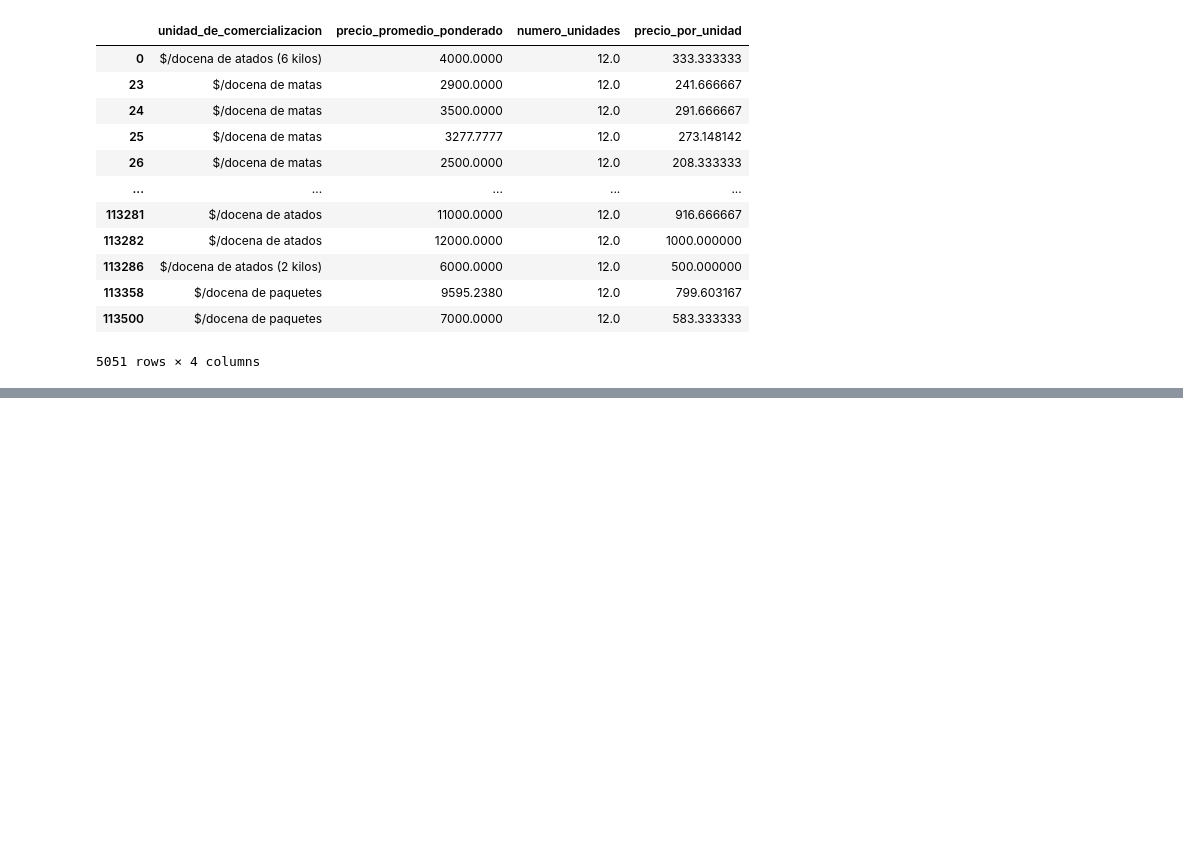
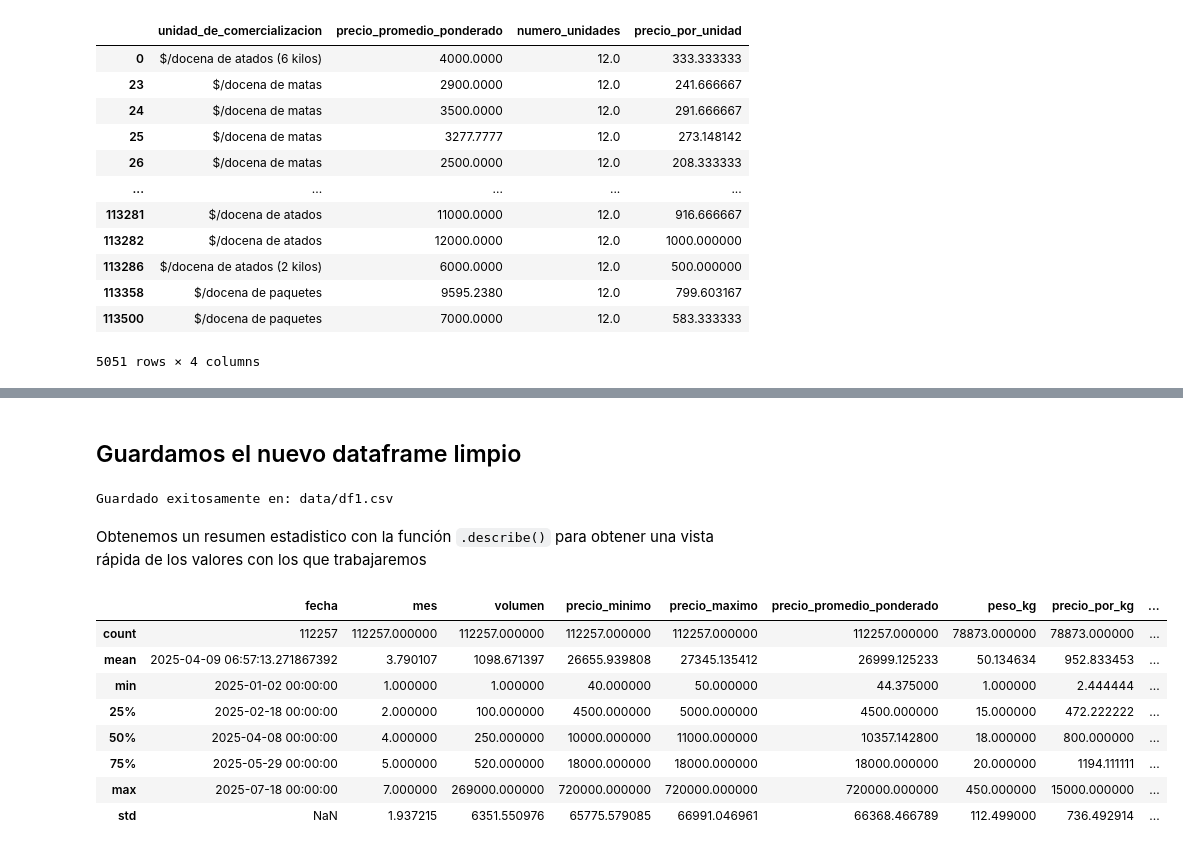
Before and after one commit to Ricardouchub/Analisis-Estrategico-de-Precios, a Jupyter notebook: Análisis Estratégico de Precios Mayoristas para el Sector Retail de Frutas y Hortalizas.ipynb, the cells around one changed output, grey strips where cells are left out. Drawn from its saved outputs; the diff is of its cells as text; code cells hidden in the pictures; blank space fills up the shorter version.

```diff
--- a/Análisis Estratégico de Precios Mayoristas para el Sector Retail de Frutas y Hortalizas.ipynb
+++ b/Análisis Estratégico de Precios Mayoristas para el Sector Retail de Frutas y Hortalizas.ipynb
@@ -467,0 +547,26 @@ Ejemplos de filas no asignadas:
+# %% [markdown]
+## Guardamos el nuevo dataframe limpio
+# %%
+# Definimos la ruta donde guardaremos el DataFrame limpio
+ruta_guardado = 'data/df1.csv'
+
+# Guarda el DataFrame limpio en la ruta especificada
+df1.to_csv(ruta_guardado, index=False)
+
+print(f"Guardado exitosamente en: {ruta_guardado}")
+# %% [output]
+Guardado exitosamente en: data/df1.csv
+# %% [markdown]
+Obtenemos un resumen estadistico con la función `.describe()` para obtener una vista rápida de los valores con los que trabajaremos
+# %%
+df1.describe()
+# %% [output]
+|  | fecha | mes | volumen | precio_minimo | precio_maximo | precio_promedio_ponderado | peso_kg | precio_por_kg | ... |
+| count | 112257 | 112257.000000 | 112257.000000 | 112257.000000 | 112257.000000 | 112257.000000 | 78873.000000 | 78873.000000 | ... |
+| mean | 2025-04-09 06:57:13.271867392 | 3.790107 | 1098.671397 | 26655.939808 | 27345.135412 | 26999.125233 | 50.134634 | 952.833453 | ... |
+| min | 2025-01-02 00:00:00 | 1.000000 | 1.000000 | 40.000000 | 50.000000 | 44.375000 | 1.000000 | 2.444444 | ... |
+| 25% | 2025-02-18 00:00:00 | 2.000000 | 100.000000 | 4500.000000 | 5000.000000 | 4500.000000 | 15.000000 | 472.222222 | ... |
+| 50% | 2025-04-08 00:00:00 | 4.000000 | 250.000000 | 10000.000000 | 11000.000000 | 10357.142800 | 18.000000 | 800.000000 | ... |
+| 75% | 2025-05-29 00:00:00 | 5.000000 | 520.000000 | 18000.000000 | 18000.000000 | 18000.000000 | 20.000000 | 1194.111111 | ... |
+| max | 2025-07-18 00:00:00 | 7.000000 | 269000.000000 | 720000.000000 | 720000.000000 | 720000.000000 | 450.000000 | 15000.000000 | ... |
+| std | NaN | 1.937215 | 6351.550976 | 65775.579085 | 66991.046961 | 66368.466789 | 112.499000 | 736.492914 | ... |
```
Also changed, not shown: parts of 23 cells of this notebook.
